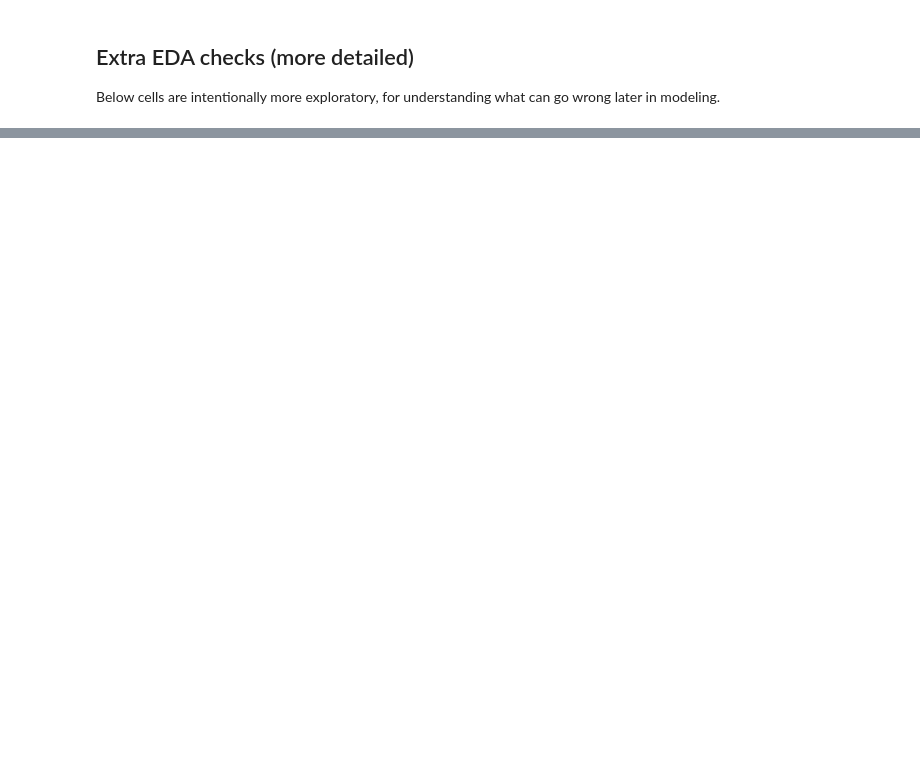
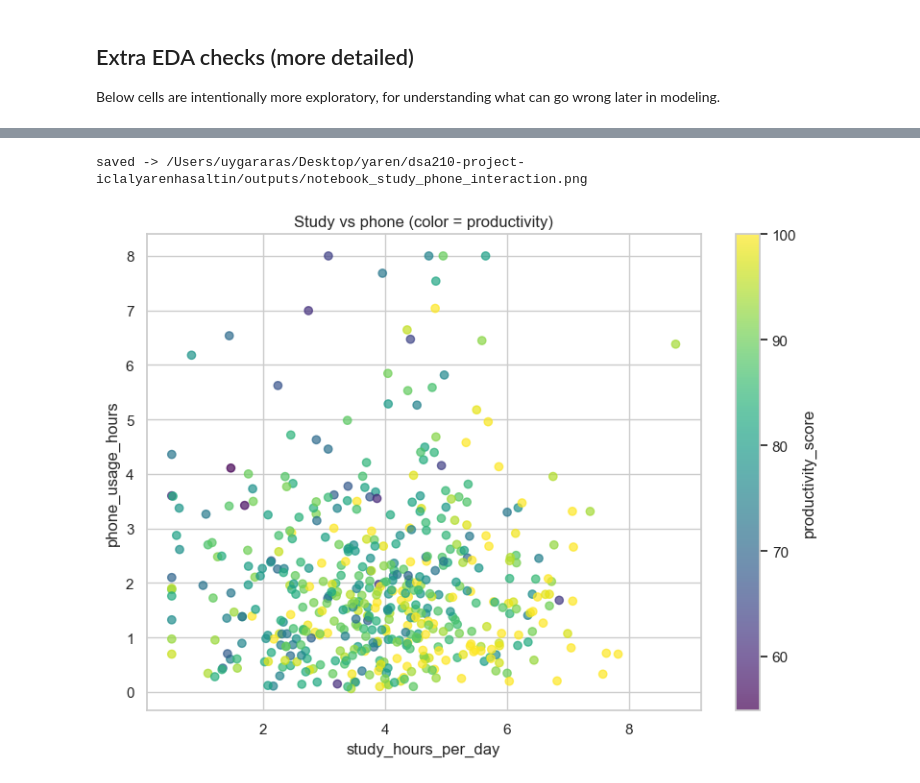
Before and after one commit to yarenhasaltin/dsa210-project-iclalyarenhasaltin, a Jupyter notebook: notebooks/01_eda_and_hypothesis_tests.ipynb, the cells around one changed output, grey strips where cells are left out. Saved outputs shown, nothing was run; the diff lists cells and outputs as text; code cells hidden in the pictures; blank space fills up the shorter version.

```diff
--- a/notebooks/01_eda_and_hypothesis_tests.ipynb
+++ b/notebooks/01_eda_and_hypothesis_tests.ipynb
@@ -181,0 +395,20 @@ print('saved -> outputs/notebook_hypothesis_tests.csv')
+# %%
+# 13) interaction scatter: study x phone vs productivity
+if 'study_hours_per_day' in df.columns and 'phone_usage_hours' in df.columns:
+    plt.figure(figsize=(8, 6))
+    sc = plt.scatter(
+        df['study_hours_per_day'],
+        df['phone_usage_hours'],
+        c=df[TARGET_COLUMN],
+        cmap='viridis',
+        alpha=0.7
+    )
+    plt.colorbar(sc, label='productivity_score')
+    plt.xlabel('study_hours_per_day')
+    plt.ylabel('phone_usage_hours')
+    plt.title('Study vs phone (color = productivity)')
+    nb_savefig('notebook_study_phone_interaction.png')
+    plt.show()
+# %% [output]
+saved -> /Users/uygararas/Desktop/yaren/dsa210-project-iclalyarenhasaltin/outputs/notebook_study_phone_interaction.png
+[figure, added]
```
Also changed, not shown: parts of 33 cells of this notebook.
